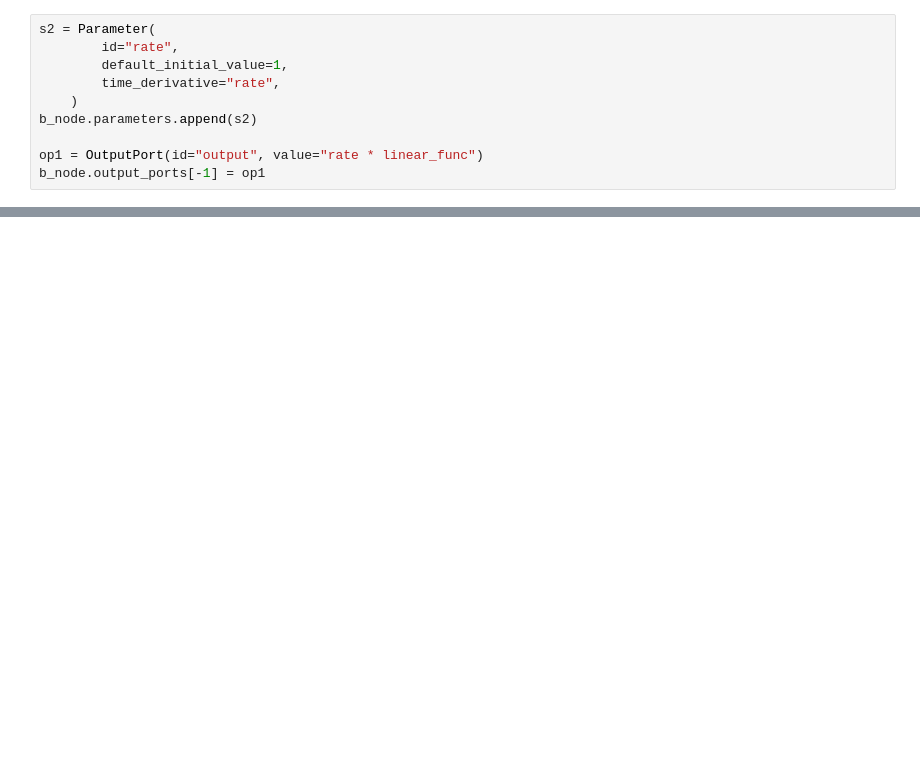
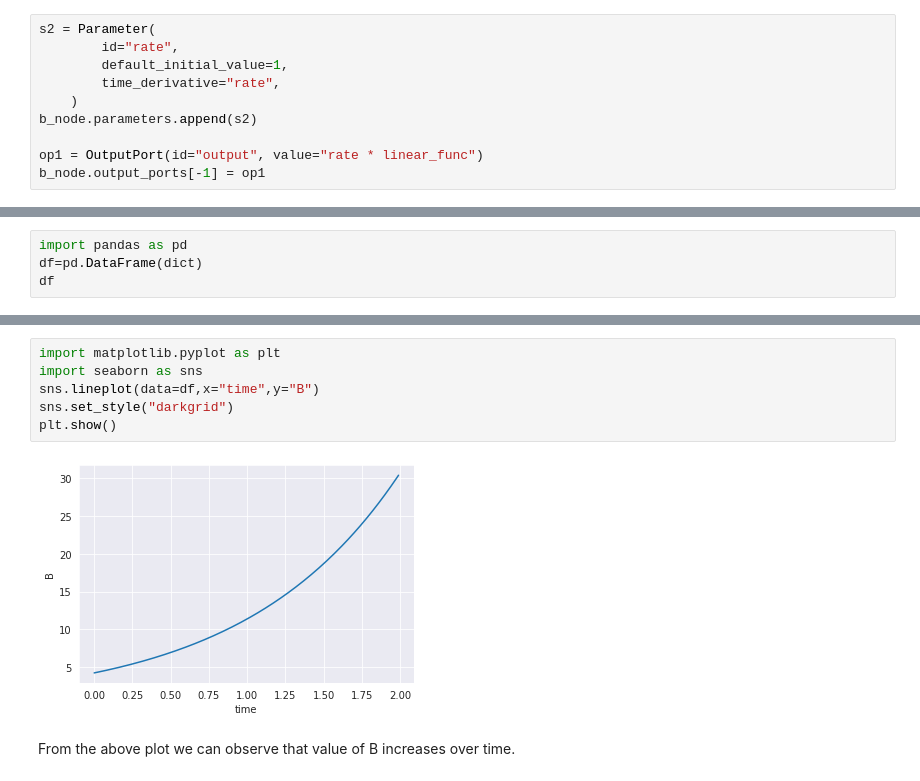
Before and after one commit to ahana02/MDF, a Jupyter notebook: examples/SimpleExample.ipynb, the cells around one changed output, grey strips where cells are left out. Drawn from its saved outputs; the diff is of its cells as text; blank space fills up the shorter version.

```diff
--- a/examples/SimpleExample.ipynb
+++ b/examples/SimpleExample.ipynb
@@ -267,0 +289,4 @@ Output of B:
+# %%
+import pandas as pd
+df=pd.DataFrame(dict)
+df
@@ -267,0 +324,10 @@ Output of B:
+# %%
+import matplotlib.pyplot as plt
+import seaborn as sns
+sns.lineplot(data=df,x="time",y="B")
+sns.set_style("darkgrid")
+plt.show()
+# %% [output]
+[figure, added]
+# %% [markdown]
+From the above plot we can observe that value of B increases over time.
```
Also changed, not shown: parts of 15 cells of this notebook.
